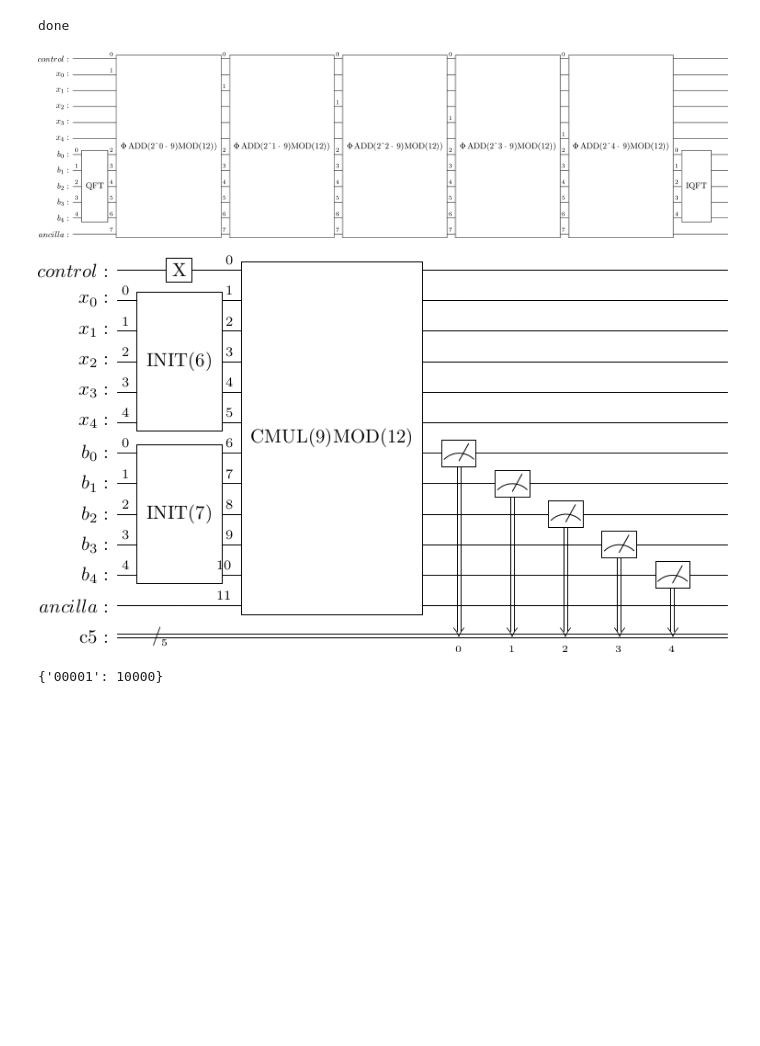
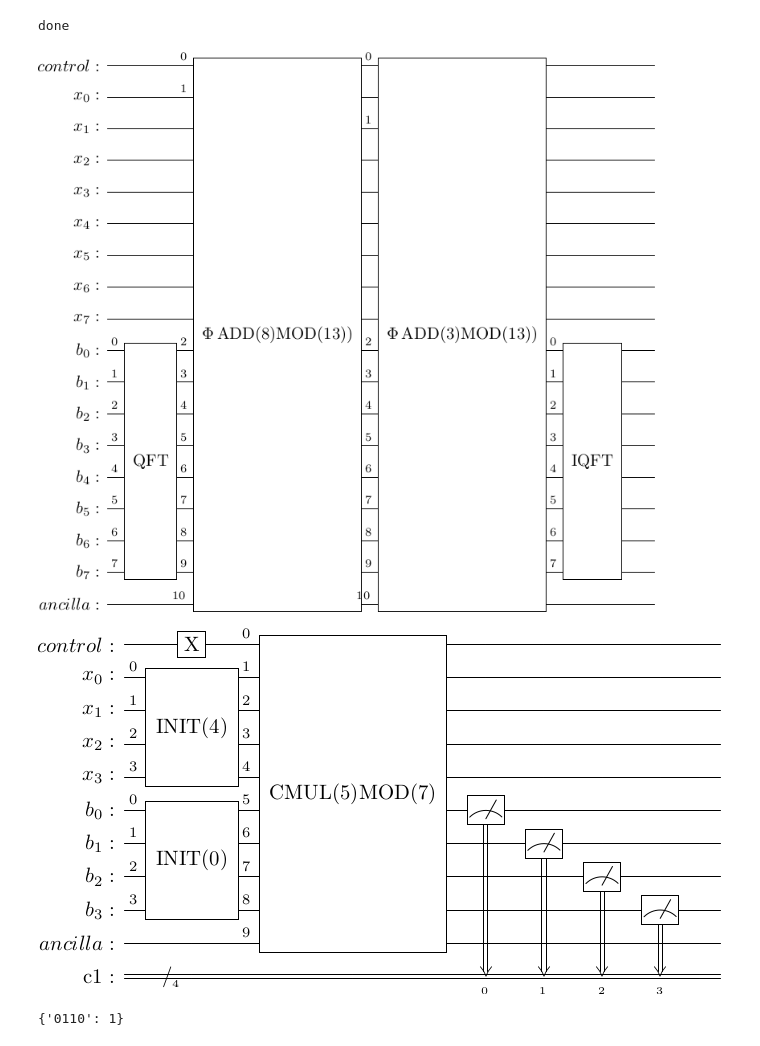
Before and after one commit to Treks2448/shors-algorithm, a Jupyter notebook: modulo-multiplier.ipynb, the cells around one changed output. Drawn from its saved outputs; the diff is of its cells as text; code cells hidden in the pictures; blank space fills up the shorter version.

```diff
--- a/modulo-multiplier.ipynb
+++ b/modulo-multiplier.ipynb
@@ -7,73 +7,78 @@ from qiskit import QuantumCircuit, ClassicalRegister, QuantumRegister
 from qiskit.circuit.library import QFT
 from math import log, ceil, floor, pi
 
-def c_mod_mul(a, N, n_x_qubits, n_b_qubits):
+def c_mod_mul(a, N, x, n_b_qubits):
+    n_x_bits = floor(log(x, 2)) + 1
     c_mod_mul_circ = QuantumCircuit(
         QuantumRegister(1, name="control"),
-        QuantumRegister(n_x_qubits, name="x"),
+        QuantumRegister(n_b_qubits, name="x"),
         QuantumRegister(n_b_qubits, name="b"),
         QuantumRegister(1, name="ancilla")
     )
     c_mod_mul_circ.append(
         QFT(n_b_qubits, do_swaps=False).to_gate(),
-        [i + n_x_qubits + 1 for i in range(n_b_qubits)]
+        [i + n_b_qubits + 1 for i in range(n_b_qubits)]
     )
-    for i in range(n_x_qubits):
-        allocs = [i + n_x_qubits + 1 + 1 - 3 for i in range(n_b_qubits+3)]
+    for i in range(n_x_bits):
+        allocs = [i + n_b_qubits + 1 - 2 for i in range(n_b_qubits + 3)]
         allocs[0] = 0
         allocs[1] = i + 1
+        a_pow = (a << i) % N
         c_mod_mul_circ.append(
-            c2_qft_mod_adder(a, N, n_b_qubits).to_gate(label=f"\Phi ADD(2^{i}\cdot {a})MOD({N}))"),
+            c2_qft_mod_adder(a_pow, N, n_b_qubits).to_gate(label=f"\Phi ADD({a_pow})MOD({N}))"),
             allocs
         )
     c_mod_mul_circ.append(
         QFT(n_b_qubits, do_swaps=False, inverse=True).to_gate(),
-        [i + n_x_qubits + 1 for i in range(n_b_qubits)]
+        [i + n_b_qubits + 1 for i in range(n_b_qubits)]
     )
-
     return c_mod_mul_circ
 # %%
-a = 9
-x = 6
-b = 7
-N = 12
-n_b_qubits = floor(log(N, 2)) + 2
-n_x_qubits = n_b_qubits
+a = 8
+x = 7
+b = 0
+N = 13
+n_req = floor(log(N, 2)) + 1
+a_req = max(floor(log(a, 2)) + 1, floor(log(x, 2)) + 1)
+n_qubits = n_req + a_req
+n_b_qubits = n_qubits
+n_x_qubits = floor(log(x, 2)) + 1
 c_mod_mul(a, N, n_x_qubits, n_b_qubits).draw("latex")
 # %% [output]
-[figure, old version]
+[figure, new version]
 # %%
-a = 9
-x = 6
-b = 7
-N = 12
-n_b_qubits = floor(log(N, 2)) + 2
-n_x_qubits = n_b_qubits
+a = 5
+x = 4
+b = 0
+N = 7
+n_req = floor(log(N, 2)) + 1
+n_qubits = n_req + 1
+n_b_qubits = n_qubits
 
 test_circuit = QuantumCircuit(
     QuantumRegister(1, name="control"),
-    QuantumRegister(n_x_qubits, name="x"),
+    QuantumRegister(n_b_qubits, name="x"),
     QuantumRegister(n_b_qubits, name="b"),
     QuantumRegister(1, name="ancilla"),
     ClassicalRegister(n_b_qubits)
 )
 test_circuit.x(0)
 test_circuit.append(
-    init_x_circuit(x, n_x_qubits, msb_top=False).to_gate(label=f"INIT({x})"),
-    [i + 1 for i in range(n_x_qubits)]
+    init_x_circuit(x, n_b_qubits, msb_top=False).to_gate(label=f"INIT({x})"),
+    [i + 1 for i in range(n_b_qubits)]
 )
 test_circuit.append(
     init_x_circuit(b, n_b_qubits, msb_top=False).to_gate(label=f"INIT({b})"),
-    [i + 1 + n_x_qubits for i in range(n_b_qubits)]
+    [i + 1 + n_b_qubits for i in range(n_b_qubits)]
 )
 test_circuit.append(
-    c_mod_mul(a, N, n_x_qubits, n_b_qubits).to_gate(label=f"CMUL({a})MOD({N})"),
-    range(1 + n_x_qubits + n_b_qubits + 1)
+    c_mod_mul(a, N, x, n_b_qubits).to_gate(label=f"CMUL({a})MOD({N})"),
+    range(1 + n_b_qubits + n_b_qubits + 1)
 )
-test_circuit.measure(range(1 + n_x_qubits , 1 + n_x_qubits + n_b_qubits), range(n_b_qubits))
+test_circuit.measure(range(1 + n_b_qubits , 1 + n_b_qubits + n_b_qubits), range(n_b_qubits))
 test_circuit.draw("latex")
 # %% [output]
-[figure, old version]
+[figure, new version]
 # %%
 from qiskit.providers.aer import QasmSimulator
 from qiskit import transpile
@@ -84,10 +89,10 @@ simulator = QasmSimulator()
 # Compile the circuit for the simulator
 compiled_circuit = transpile(test_circuit, simulator)
 # Simulate the circuit
-simulation = simulator.run(compiled_circuit, shots=10000)
+simulation = simulator.run(compiled_circuit, shots=1)
 # Get the simulation results
 simulation_result = simulation.result()
 counts = simulation_result.get_counts(compiled_circuit)
 counts
 # %% [output]
-{'00001': 10000}
+{'0110': 1}
```
Also changed, not shown: 2 other files.
